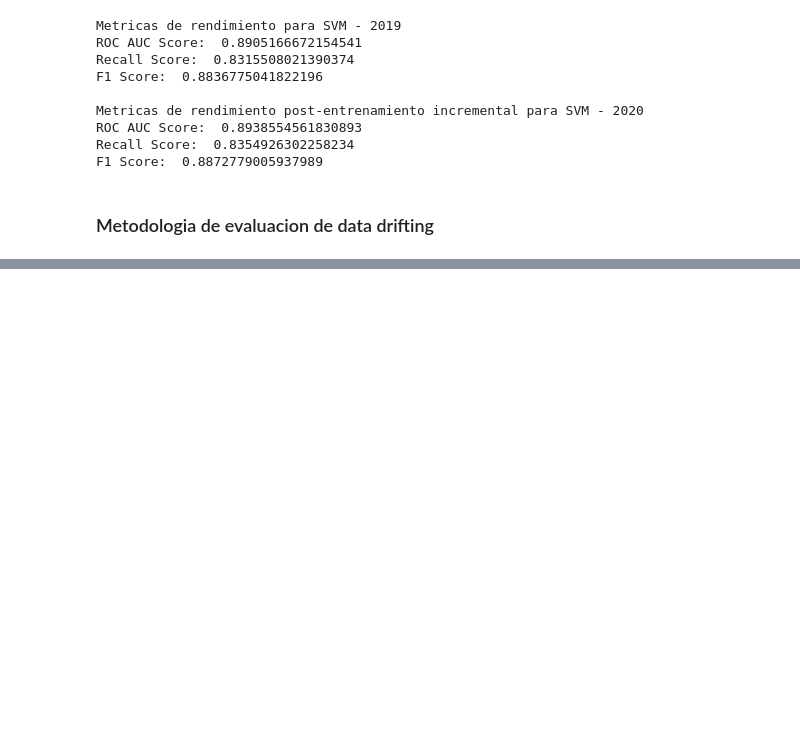
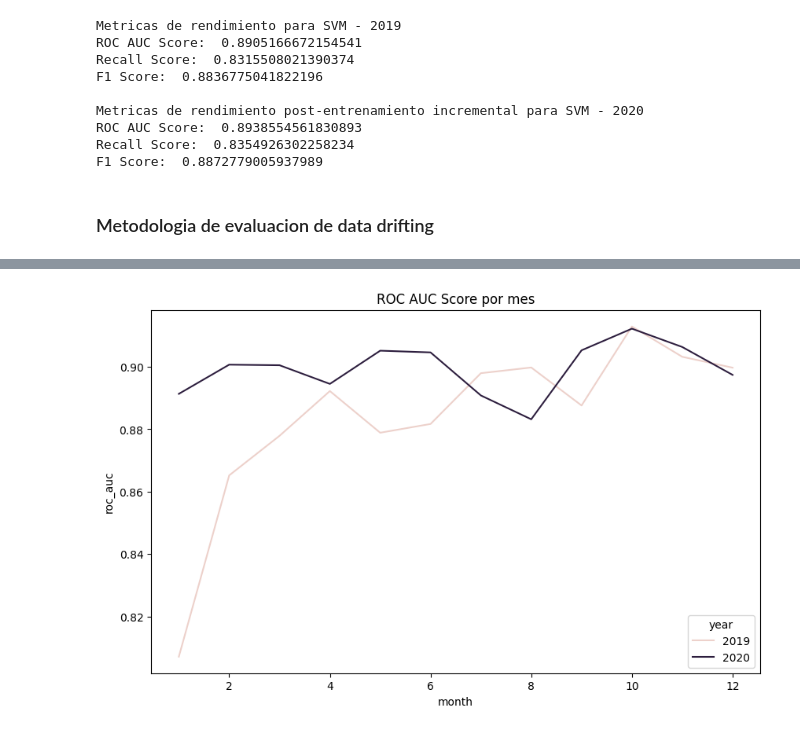
Before and after one commit to andresdlRoca/CC_Fraud_ML, a Jupyter notebook: cc_fraud.ipynb, the cells around one changed output, grey strips where cells are left out. Saved outputs shown, nothing was run; the diff lists cells and outputs as text; code cells hidden in the pictures; blank space fills up the shorter version.

```diff
--- a/cc_fraud.ipynb
+++ b/cc_fraud.ipynb
@@ -494,0 +703,9 @@ F1 Score:  0.8872779005937989
+# %%
+history_svm = pd.DataFrame(history_svm, columns=['year', 'month', 'roc_auc', 'recall', 'f1'])
+
+plt.figure(figsize=(10, 6))
+sns.lineplot(x='month', y='roc_auc', data=history_svm, hue='year')
+plt.title('ROC AUC Score por mes')
+plt.show()
+# %% [output]
+[figure, added]
```
Also changed, not shown: parts of 12 cells of this notebook.
